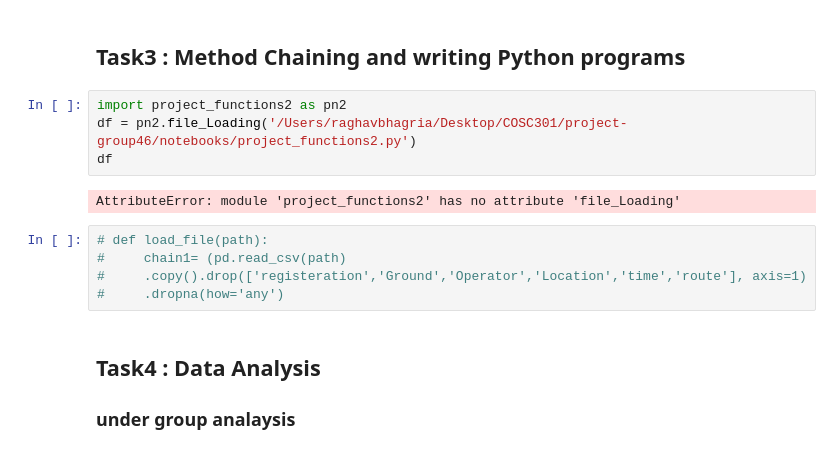
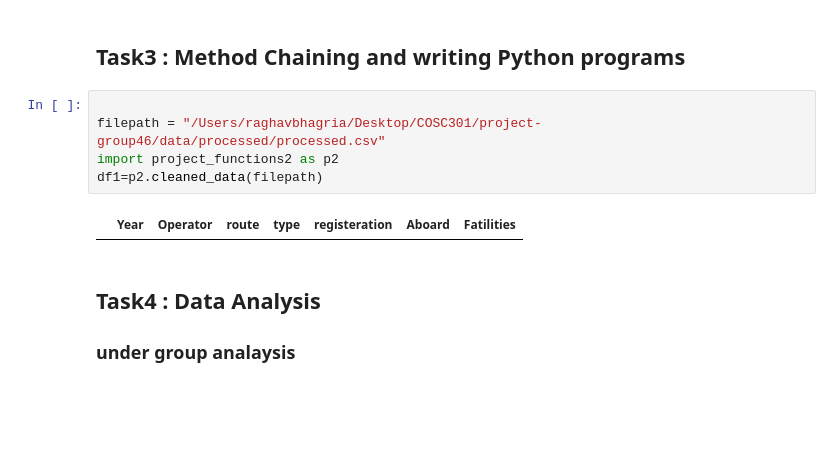
Before and after one commit to raghavbhagria/data-analysis, a Jupyter notebook: notebooks/analysis2.ipynb, the cells around one changed output. Drawn from its saved outputs; the diff is of its cells as text; blank space fills up the shorter version.

```diff
--- a/notebooks/analysis2.ipynb
+++ b/notebooks/analysis2.ipynb
@@ -274,17 +277,13 @@ df
 |  | Year | time | Location | Operator | route | type | registeration | Aboard | Fatilities | Ground | ... |
 # %% [markdown]
 ## Task3 : Method Chaining and writing Python programs
-# %%
-import project_functions2 as pn2
-df = pn2.file_Loading('/Users/raghavbhagria/Desktop/COSC301/project-group46/notebooks/project_functions2.py')
-df
-# %% [output]
-AttributeError: module 'project_functions2' has no attribute 'file_Loading'
-# %%
-# def load_file(path):
-#     chain1= (pd.read_csv(path)
-#     .copy().drop(['registeration','Ground','Operator','Location','time','route'], axis=1)
-#     .dropna(how='any')
+# %%
+
+filepath = "/Users/raghavbhagria/Desktop/COSC301/project-group46/data/processed/processed.csv"
+import project_functions2 as p2
+df1=p2.cleaned_data(filepath)
+# %% [output]
+|  | Year | Operator | route | type | registeration | Aboard | Fatilities |
 # %% [markdown]
 ## Task4 : Data Analysis
 ### under group analaysis
```
Also changed, not shown: parts of 3 cells of this notebook, 5 other files.
